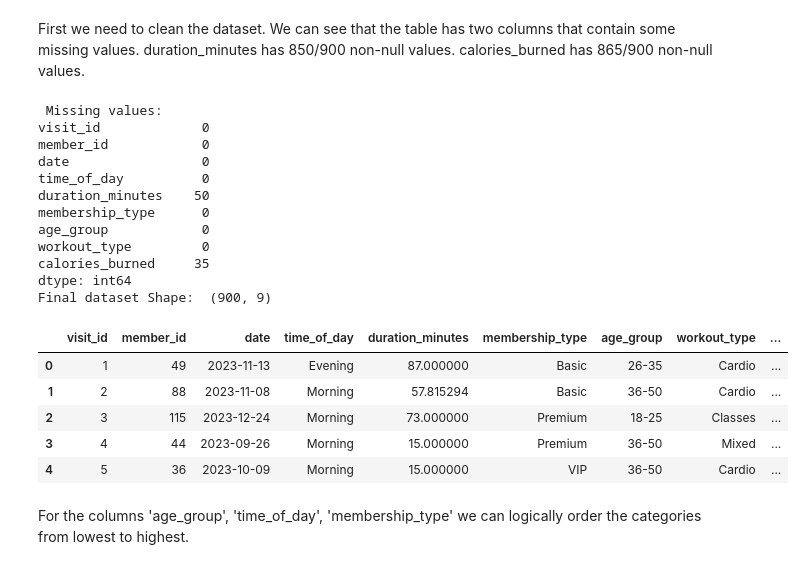
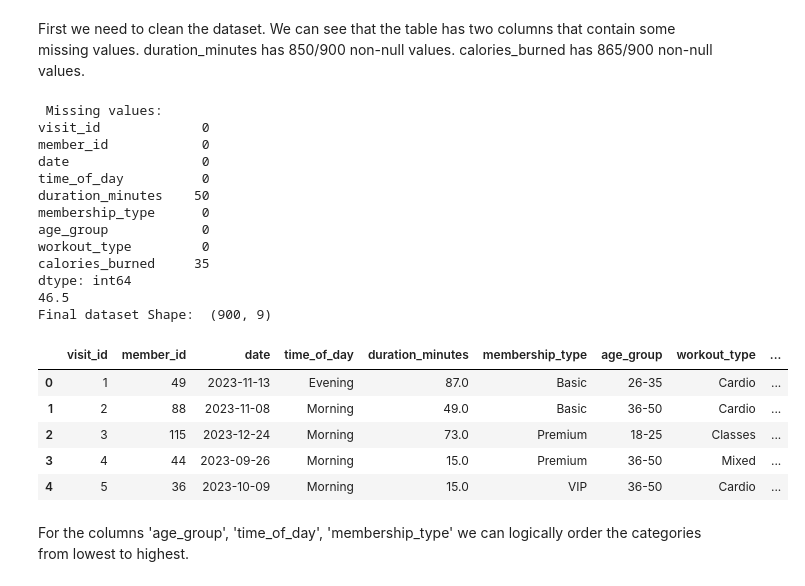
Before and after one commit to lukewilley/dasa_2p08_data_challenge, a Jupyter notebook: data_challenge.ipynb, the cells around one changed output. Cells and saved outputs as stored; diff of their text form; code cells hidden in the pictures.

```diff
--- a/data_challenge.ipynb
+++ b/data_challenge.ipynb
@@ -36,33 +36,37 @@ First we need to clean the dataset. We can see that the table has two columns th
 # %%
 # Display missing values after filling to confirm
 print("\n Missing values: " ) # Print a header for missing values information
 print(df.isnull().sum()) # Count and display the number of missing (NaN) values in each column of the DataFrame
 
 # Handle missing values by filling with the mean for numerical columns
-df['duration_minutes'] = df['duration_minutes'].fillna(df['duration_minutes'].mean()) # Fill missing values in 'duration_minutes' column with the mean of that column
 df['calories_burned'] = df['calories_burned'].fillna(df['calories_burned'].mean()) # Fill missing values in 'calories_burned' column with the mean of that column
 
+df['duration_minutes'] = df['duration_minutes'].fillna(
+    df.groupby(['workout_type', 'age_group'])['duration_minutes'].transform('median')
+)
+print(df['duration_minutes'][21])
 print("Final dataset Shape: ", df.shape) # Print the final shape of the DataFrame after handling missing values
 df.head() # Display the first 5 rows of the DataFrame to show changes
 # %% [output]
  Missing values:
 visit_id             0
 member_id            0
 date                 0
 time_of_day          0
 duration_minutes    50
 membership_type      0
 age_group            0
 workout_type         0
 calories_burned     35
 dtype: int64
+46.5
 Final dataset Shape:  (900, 9)
 |  | visit_id | member_id | date | time_of_day | duration_minutes | membership_type | age_group | workout_type | ... |
-| 0 | 1 | 49 | 2023-11-13 | Evening | 87.000000 | Basic | 26-35 | Cardio | ... |
-| 1 | 2 | 88 | 2023-11-08 | Morning | 57.815294 | Basic | 36-50 | Cardio | ... |
-| 2 | 3 | 115 | 2023-12-24 | Morning | 73.000000 | Premium | 18-25 | Classes | ... |
-| 3 | 4 | 44 | 2023-09-26 | Morning | 15.000000 | Premium | 36-50 | Mixed | ... |
-| 4 | 5 | 36 | 2023-10-09 | Morning | 15.000000 | VIP | 36-50 | Cardio | ... |
+| 0 | 1 | 49 | 2023-11-13 | Evening | 87.0 | Basic | 26-35 | Cardio | ... |
+| 1 | 2 | 88 | 2023-11-08 | Morning | 49.0 | Basic | 36-50 | Cardio | ... |
+| 2 | 3 | 115 | 2023-12-24 | Morning | 73.0 | Premium | 18-25 | Classes | ... |
+| 3 | 4 | 44 | 2023-09-26 | Morning | 15.0 | Premium | 36-50 | Mixed | ... |
+| 4 | 5 | 36 | 2023-10-09 | Morning | 15.0 | VIP | 36-50 | Cardio | ... |
 # %% [markdown]
 For the columns 'age_group', 'time_of_day', 'membership_type' we can logically order the categories from lowest to highest.
 # %%
```
